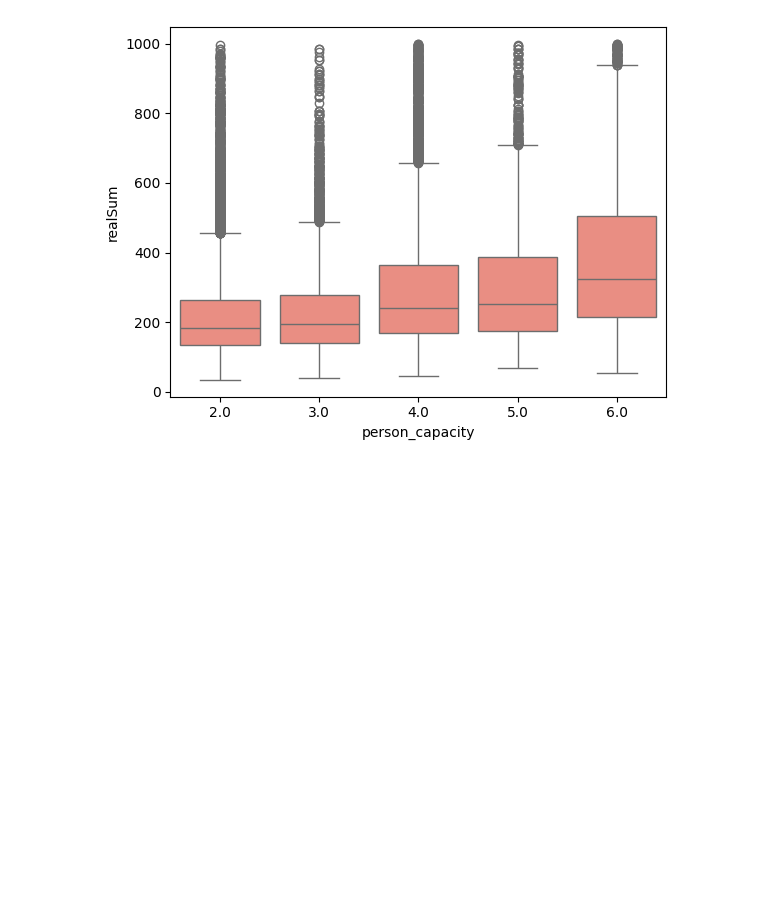
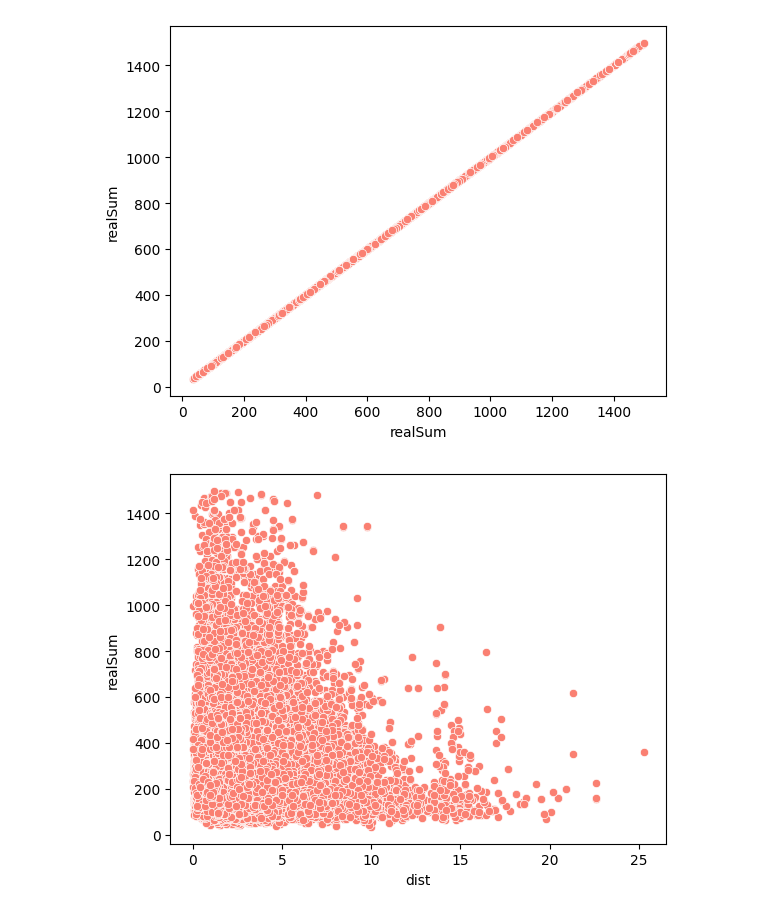
Before and after one commit to AddiH/DataScienceExam, a Jupyter notebook: nbs/data_explore.ipynb, the cells around one changed output. Cells and saved outputs as stored; diff of their text form; code cells hidden in the pictures; blank space fills up the shorter version.

```diff
--- a/nbs/data_explore.ipynb
+++ b/nbs/data_explore.ipynb
@@ -3,7 +3,7 @@ import pandas as pd
 import matplotlib.pyplot as plt
 import seaborn as sns
 # %%
-df = pd.read_csv('../data/berlin_weekdays.csv')
+df = pd.read_csv('../data/data.csv')
 df.head()
 # %% [output]
 |  | Unnamed: 0 | realSum | room_type | room_shared | room_private | person_capacity | host_is_superhost | ... |
@@ -14,0 +16,2 @@ df.head()
+# %%
+df = df[['realSum', 'room_type', 'person_capacity', 'biz', 'bedrooms', 'dist', 'metro_dist', 'city', 'period', 'attr_index', 'GDP']]
@@ -84,4 +58,5 @@ data = pd.read_csv('../data/combined_data.csv')
 # %%
-sns.boxplot(x=data['person_capacity'], y=data['realSum'], color='salmon')
-plt.show()
+for var in categorical_vars:
+    sns.boxplot(x=df[var], y=df['realSum'], color='salmon')
+    plt.show()
 # %% [output]
@@ -89,6 +70,7 @@ plt.show()
 # %%
-filter_data = data[data['realSum'] < 1000]
-sns.boxplot(x=filter_data['person_capacity'], y=filter_data['realSum'], color='salmon')
-plt.show()
+for var in numeric_vars:
+    sns.scatterplot(x=df[var], y=df['realSum'], color='salmon')
+    plt.show()
 # %% [output]
-[figure, old version]
+[figure, new version]
+[figure, added]
```
Also changed, not shown: parts of 6 cells of this notebook, 2 other files.
